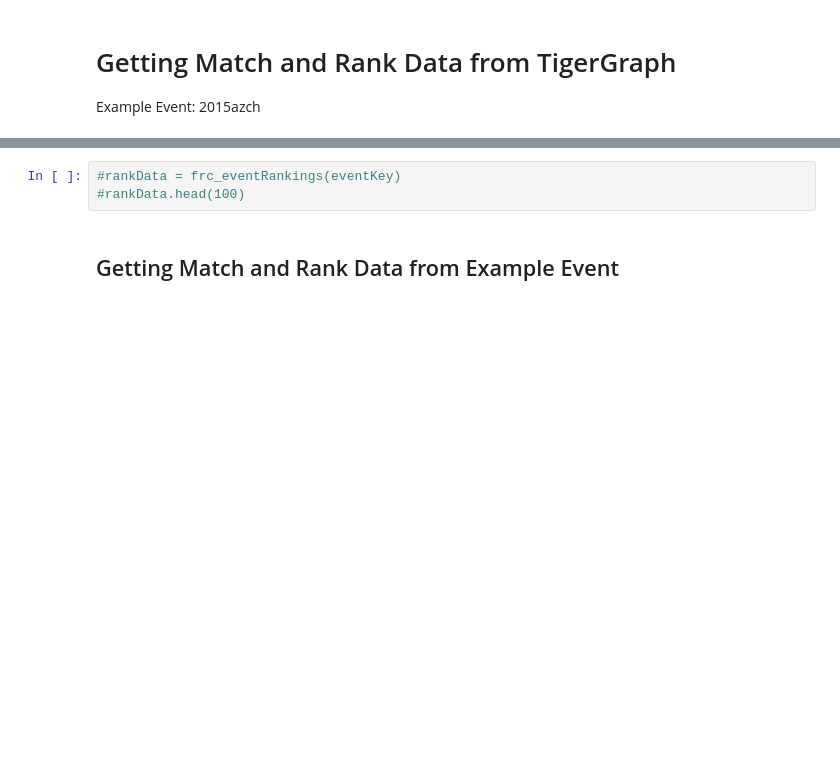
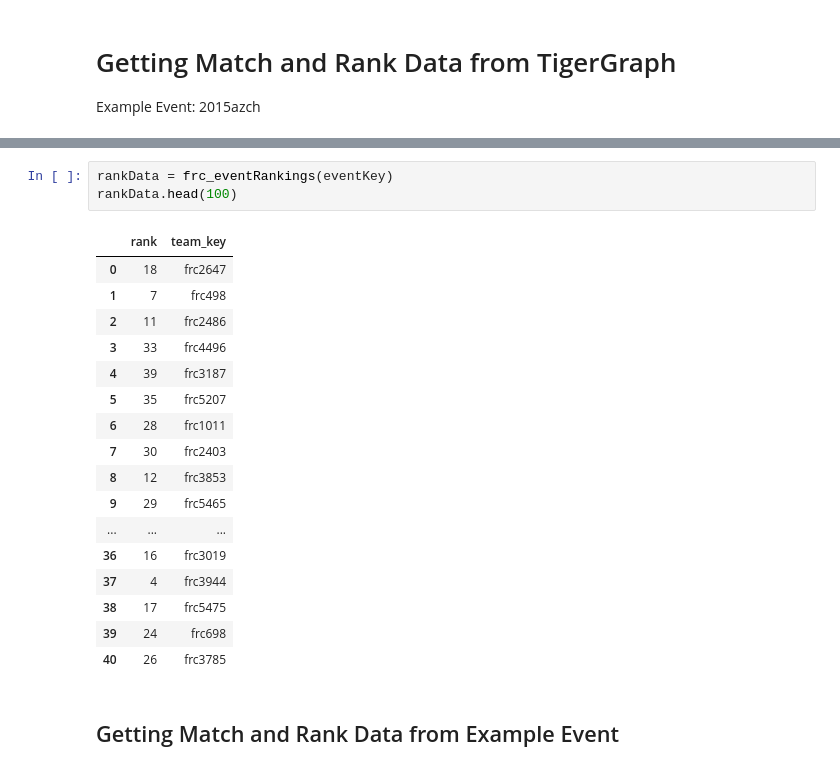
Before and after one commit to rviccina/TigerGraphHackathon, a Jupyter notebook: backend/Test_Backend_Functions.ipynb, the cells around one changed output, grey strips where cells are left out. Cells and saved outputs as stored; diff of their text form; blank space fills up the shorter version.

```diff
--- a/backend/Test_Backend_Functions.ipynb
+++ b/backend/Test_Backend_Functions.ipynb
@@ -16,6 +48,24 @@ Example Event: 2015azch
 # %%
-#rankData = frc_eventRankings(eventKey)
-#rankData.head(100)
+rankData = frc_eventRankings(eventKey)
+rankData.head(100)
+# %% [output]
+|  | rank | team_key |
+| 0 | 18 | frc2647 |
+| 1 | 7 | frc498 |
+| 2 | 11 | frc2486 |
+| 3 | 33 | frc4496 |
+| 4 | 39 | frc3187 |
+| 5 | 35 | frc5207 |
+| 6 | 28 | frc1011 |
+| 7 | 30 | frc2403 |
+| 8 | 12 | frc3853 |
+| 9 | 29 | frc5465 |
+| ... | ... | ... |
+| 36 | 16 | frc3019 |
+| 37 | 4 | frc3944 |
+| 38 | 17 | frc5475 |
+| 39 | 24 | frc698 |
+| 40 | 26 | frc3785 |
 # %% [markdown]
 ## Getting Match and Rank Data from Example Event
 # %%
```
Also changed, not shown: parts of 2 cells of this notebook, 2 other files.
